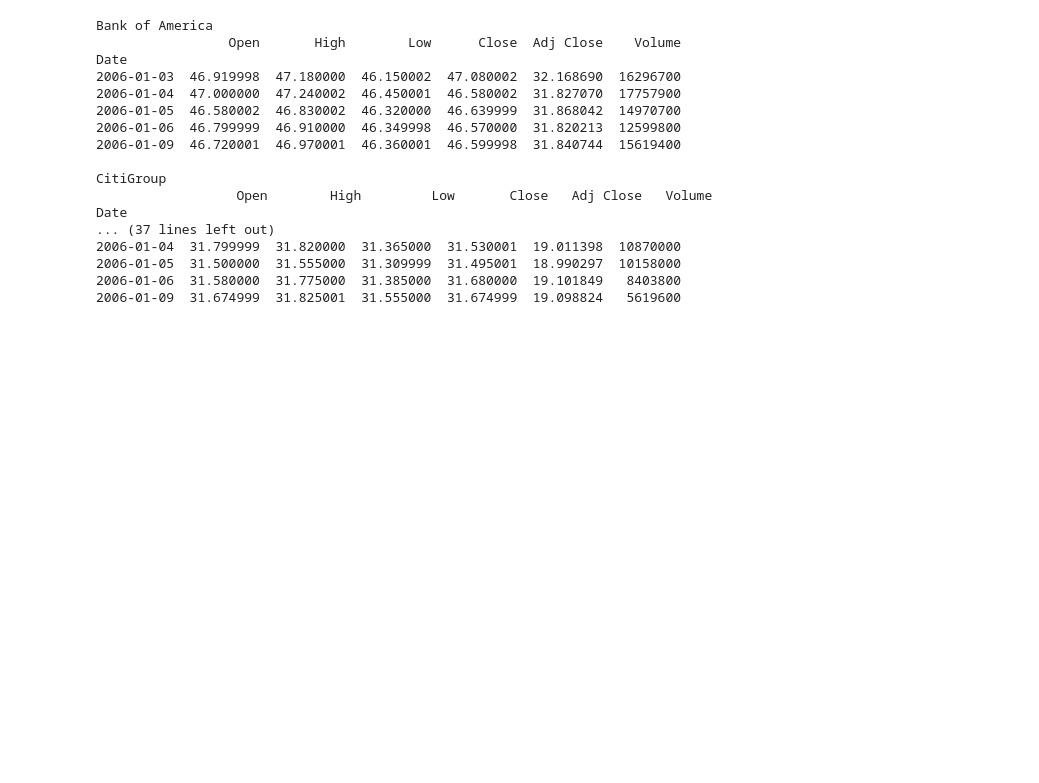
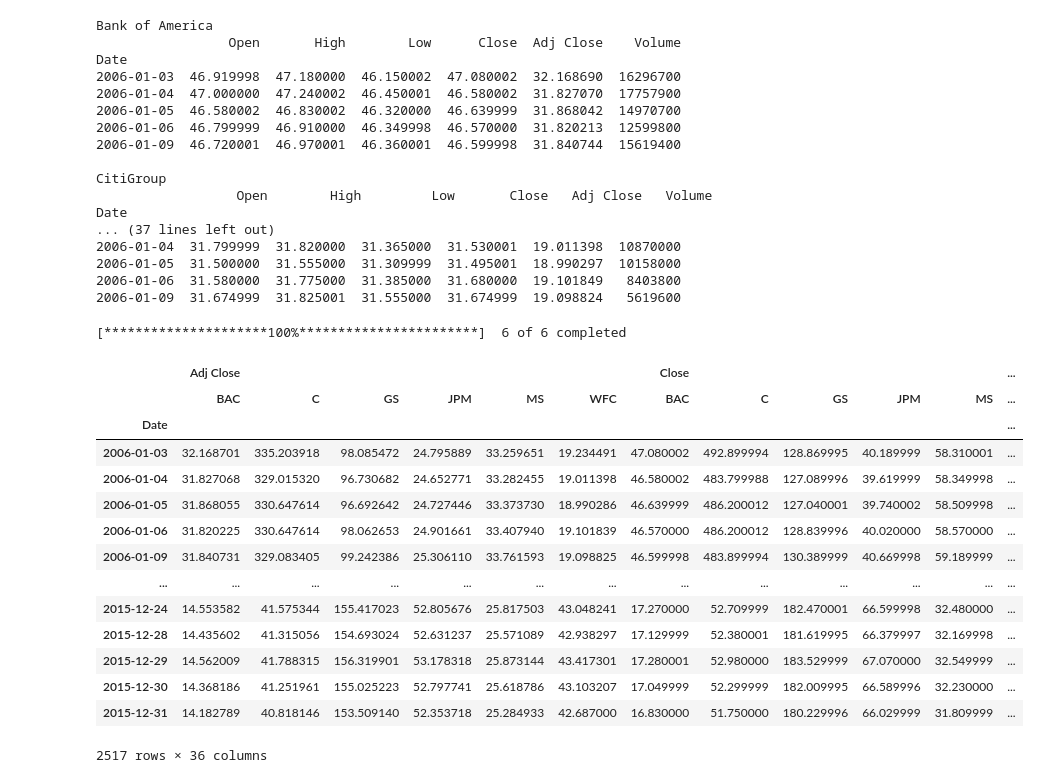
Before and after one commit to SiddheshDaphane/Finance-Data-Project, a Jupyter notebook: finance_project.ipynb, the cells around one changed output. Saved outputs shown, nothing was run; the diff lists cells and outputs as text; code cells hidden in the pictures; blank space fills up the shorter version.

```diff
--- a/finance_project.ipynb
+++ b/finance_project.ipynb
@@ -79,3 +87,25 @@ Date
 2006-01-05  31.500000  31.555000  31.309999  31.495001  18.990297  10158000
 2006-01-06  31.580000  31.775000  31.385000  31.680000  19.101849   8403800
 2006-01-09  31.674999  31.825001  31.555000  31.674999  19.098824   5619600
+# %%
+df = yf.download(['BAC','C','GS','JPM','MS','WFC'], start, end)
+# %% [output]
+[*********************100%***********************]  6 of 6 completed
+# %%
+df
+# %% [output]
+|  | Adj Close |  |  |  |  |  | Close |  |  |  |  | ... |
+|  | BAC | C | GS | JPM | MS | WFC | BAC | C | GS | JPM | MS | ... |
+| Date |  |  |  |  |  |  |  |  |  |  |  | ... |
+| 2006-01-03 | 32.168701 | 335.203918 | 98.085472 | 24.795889 | 33.259651 | 19.234491 | 47.080002 | 492.899994 | 128.869995 | 40.189999 | 58.310001 | ... |
+| 2006-01-04 | 31.827068 | 329.015320 | 96.730682 | 24.652771 | 33.282455 | 19.011398 | 46.580002 | 483.799988 | 127.089996 | 39.619999 | 58.349998 | ... |
+| 2006-01-05 | 31.868055 | 330.647614 | 96.692642 | 24.727446 | 33.373730 | 18.990286 | 46.639999 | 486.200012 | 127.040001 | 39.740002 | 58.509998 | ... |
+| 2006-01-06 | 31.820225 | 330.647614 | 98.062653 | 24.901661 | 33.407940 | 19.101839 | 46.570000 | 486.200012 | 128.839996 | 40.020000 | 58.570000 | ... |
+| 2006-01-09 | 31.840731 | 329.083405 | 99.242386 | 25.306110 | 33.761593 | 19.098825 | 46.599998 | 483.899994 | 130.389999 | 40.669998 | 59.189999 | ... |
+| ... | ... | ... | ... | ... | ... | ... | ... | ... | ... | ... | ... | ... |
+| 2015-12-24 | 14.553582 | 41.575344 | 155.417023 | 52.805676 | 25.817503 | 43.048241 | 17.270000 | 52.709999 | 182.470001 | 66.599998 | 32.480000 | ... |
+| 2015-12-28 | 14.435602 | 41.315056 | 154.693024 | 52.631237 | 25.571089 | 42.938297 | 17.129999 | 52.380001 | 181.619995 | 66.379997 | 32.169998 | ... |
+| 2015-12-29 | 14.562009 | 41.788315 | 156.319901 | 53.178318 | 25.873144 | 43.417301 | 17.280001 | 52.980000 | 183.529999 | 67.070000 | 32.549999 | ... |
+| 2015-12-30 | 14.368186 | 41.251961 | 155.025223 | 52.797741 | 25.618786 | 43.103207 | 17.049999 | 52.299999 | 182.009995 | 66.589996 | 32.230000 | ... |
+| 2015-12-31 | 14.182789 | 40.818146 | 153.509140 | 52.353718 | 25.284933 | 42.687000 | 16.830000 | 51.750000 | 180.229996 | 66.029999 | 31.809999 | ... |
+2517 rows × 36 columns
```
Also changed, not shown: parts of 7 cells of this notebook.
